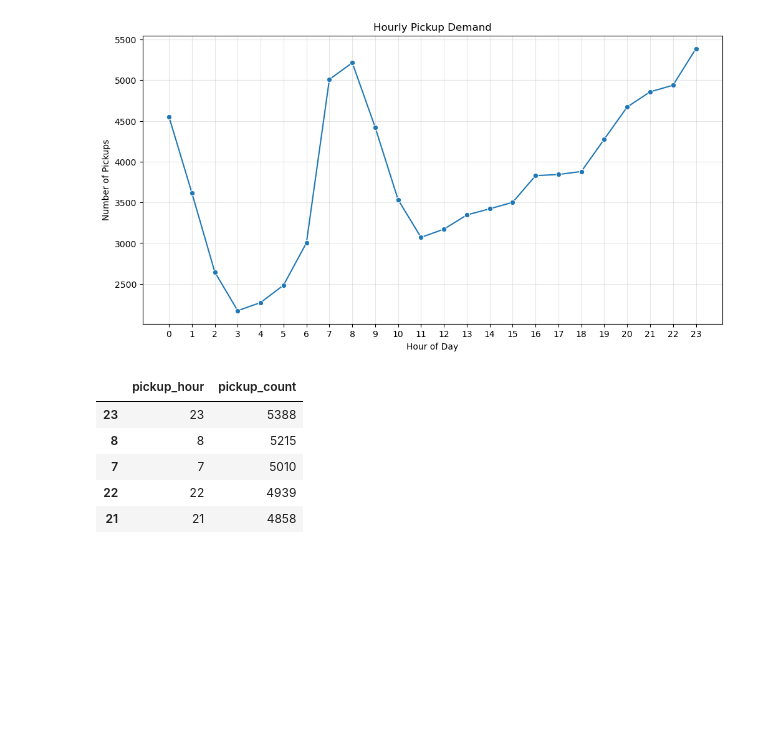
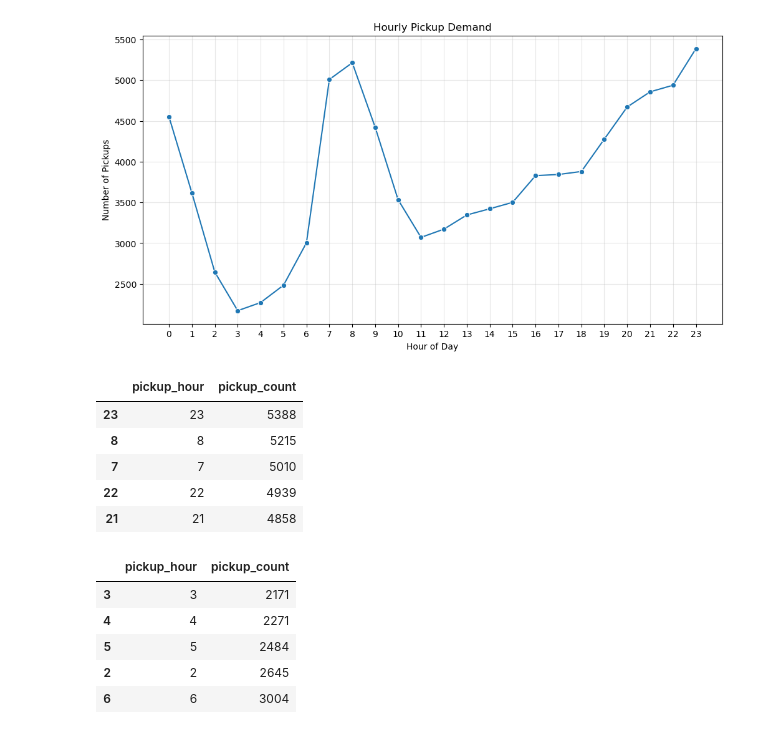
Before and after one commit to abhishekmahto01/DS-365, a Jupyter notebook: Urban_Mobility_Analytics/notebooks/01_exploratory_data_analysis.ipynb, the cells around one changed output. Saved outputs shown, nothing was run; the diff lists cells and outputs as text; code cells hidden in the pictures; blank space fills up the shorter version.

Commit message:
lowest hours

```diff
--- a/Urban_Mobility_Analytics/notebooks/01_exploratory_data_analysis.ipynb
+++ b/Urban_Mobility_Analytics/notebooks/01_exploratory_data_analysis.ipynb
@@ -404,3 +404,18 @@ display(pick_hours)
 | 7 | 7 | 5010 |
 | 22 | 22 | 4939 |
 | 21 | 21 | 4858 |
+# %%
+lowest_hours = (
+    hourly_pickups
+    .sort_values("pickup_count", ascending=True)
+    .head(5)
+)
+
+display(lowest_hours)
+# %% [output]
+|  | pickup_hour | pickup_count |
+| 3 | 3 | 2171 |
+| 4 | 4 | 2271 |
+| 5 | 5 | 2484 |
+| 2 | 2 | 2645 |
+| 6 | 6 | 3004 |
```
